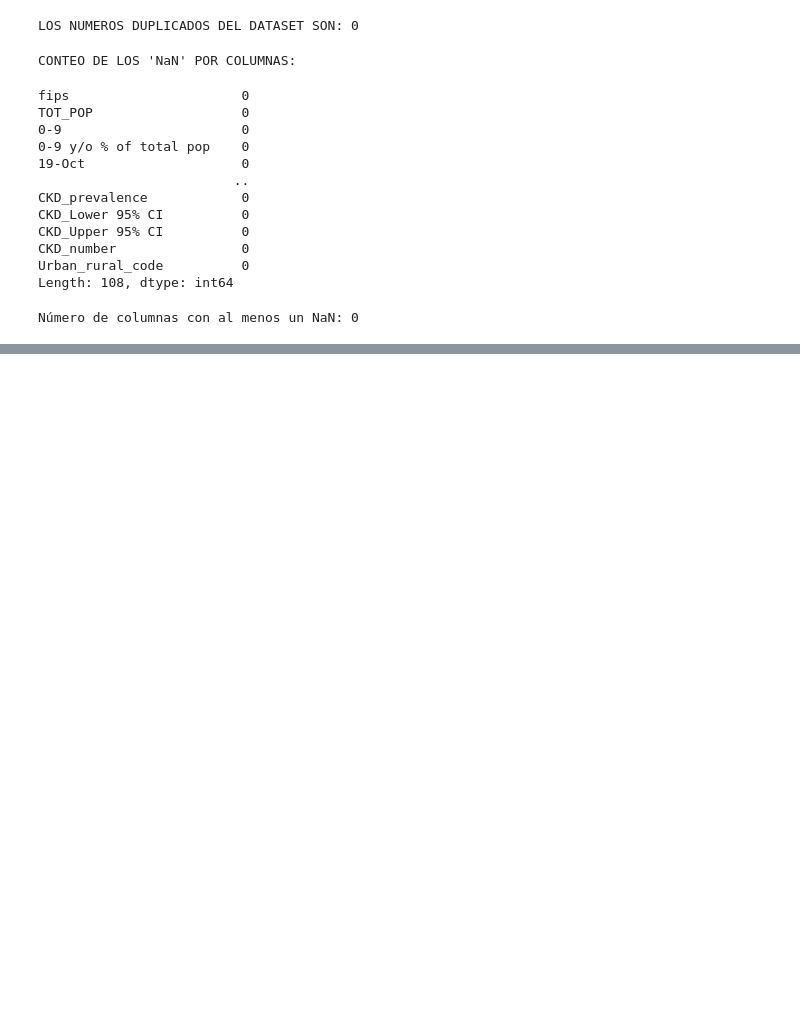
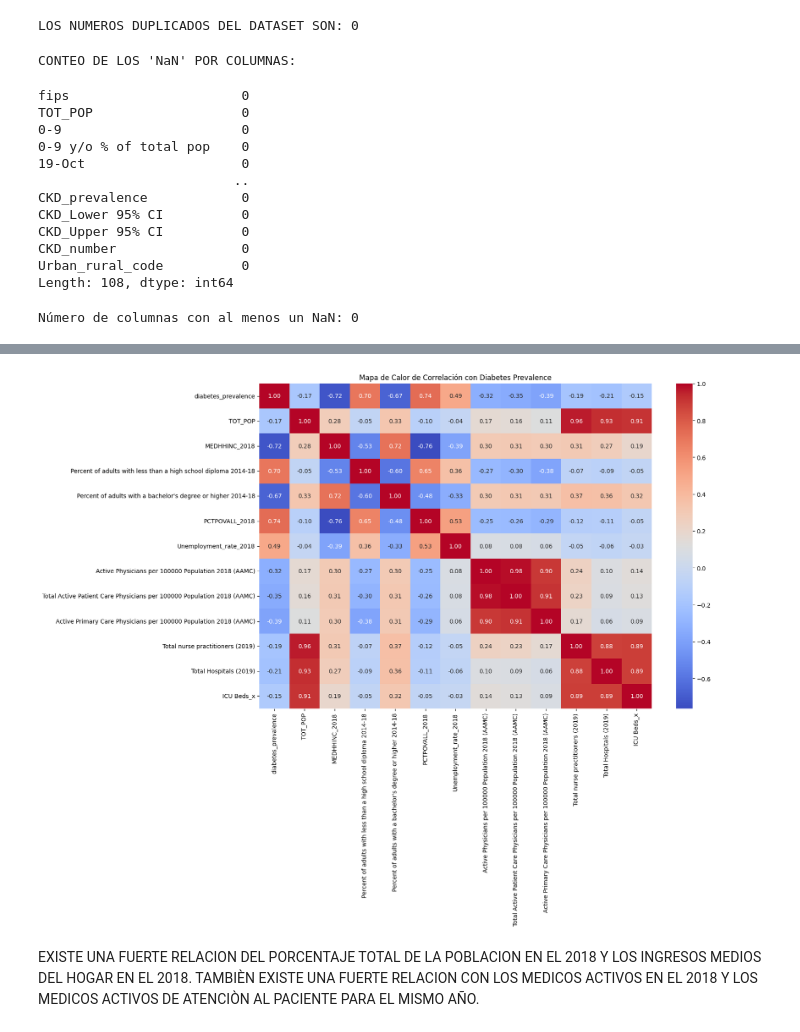
Before and after one commit to 4GeeksAcademy/Proyecto-regresion-lineal-regularizada-Jorge3127, a Jupyter notebook: src/explore.ipynb, the cells around one changed output, grey strips where cells are left out. Cells and saved outputs as stored; diff of their text form; code cells hidden in the pictures; blank space fills up the shorter version.

```diff
--- a/src/explore.ipynb
+++ b/src/explore.ipynb
@@ -169,0 +207,31 @@ plt.show()
+# %%
+
+# Seleccionar las columnas relevantes
+columnas_seleccionadas = [
+    'diabetes_prevalence', 'TOT_POP', 'MEDHHINC_2018',
+    'Percent of adults with less than a high school diploma 2014-18',
+    'Percent of adults with a bachelor\'s degree or higher 2014-18',
+    'PCTPOVALL_2018', 'Unemployment_rate_2018',
+    'Active Physicians per 100000 Population 2018 (AAMC)',
+    'Total Active Patient Care Physicians per 100000 Population 2018 (AAMC)',
+    'Active Primary Care Physicians per 100000 Population 2018 (AAMC)',
+    'Total nurse practitioners (2019)', 'Total Hospitals (2019)',
+    'ICU Beds_x'
+]
+
+# Filtrar el DataFrame para solo incluir las columnas seleccionadas
+df_deleccionado = df[columnas_seleccionadas]
+
+# Calcular la matriz de correlación
+matrix_de_correlacion = df_deleccionado.corr()
+
+# Crear el mapa de calor de la matriz de correlación
+plt.figure(figsize=(15, 10))
+sns.heatmap(matrix_de_correlacion, annot=True, cmap='coolwarm', fmt=".2f")
+plt.title('Mapa de Calor de Correlación con Diabetes Prevalence')
+plt.show()
+# %% [output]
+[figure, added]
+# %% [markdown]
+EXISTE UNA FUERTE RELACION DEL PORCENTAJE TOTAL DE LA POBLACION EN EL 2018 Y LOS INGRESOS MEDIOS DEL
+HOGAR EN EL 2018. TAMBIÈN EXISTE UNA FUERTE RELACION CON LOS MEDICOS ACTIVOS EN EL 2018 Y LOS MEDICOS ACTIVOS DE ATENCIÒN AL PACIENTE PARA EL MISMO AÑO.
```
Also changed, not shown: parts of 19 cells of this notebook.
